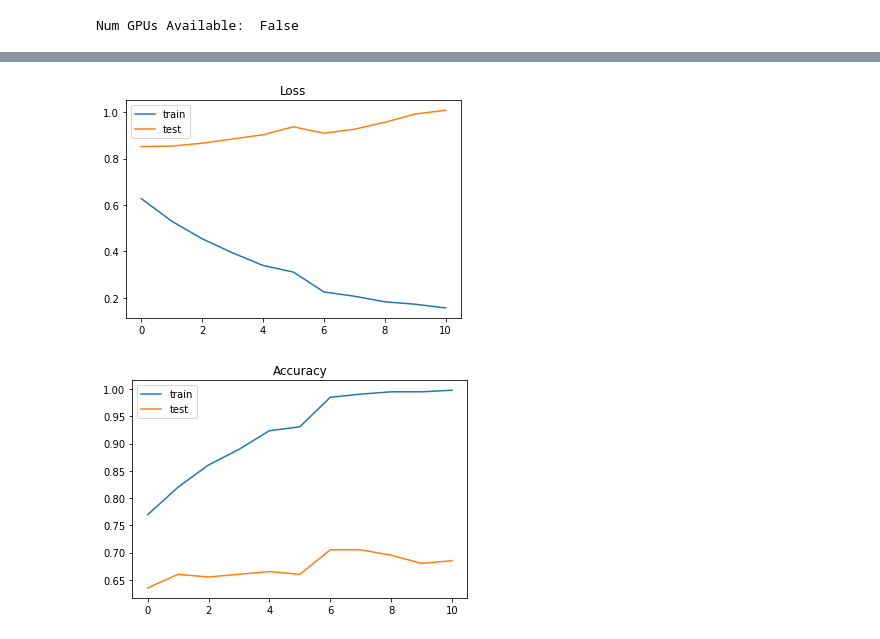
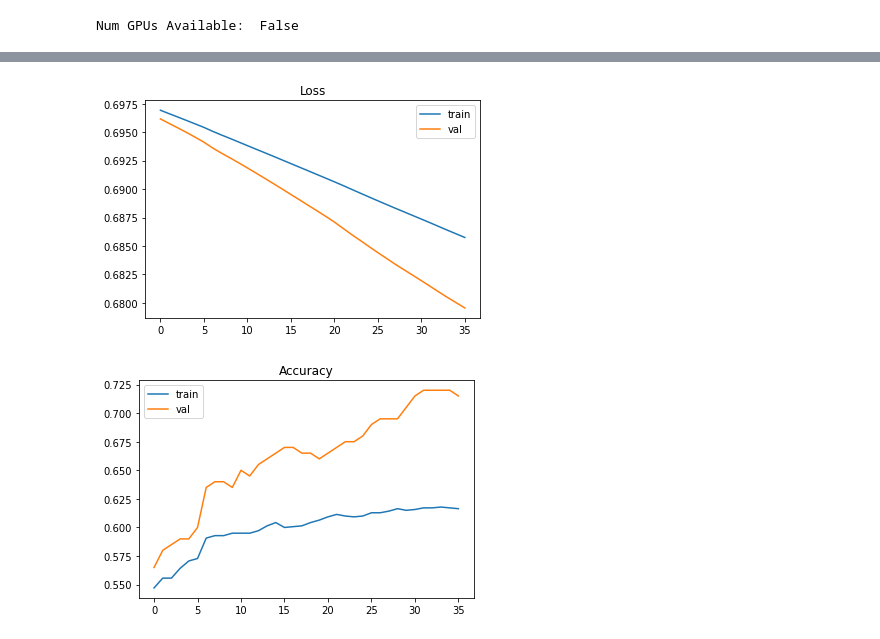
Before and after one commit to TalSomech/Dogs_vs_Wolves, a Jupyter notebook: neuralnetwork.ipynb, the cells around one changed output, grey strips where cells are left out. Cells and saved outputs as stored; diff of their text form; code cells hidden in the pictures.

```diff
--- a/neuralnetwork.ipynb
+++ b/neuralnetwork.ipynb
@@ -11,7 +11,7 @@ tf.disable_v2_behavior()
 print("Num GPUs Available: ", tf.test.is_built_with_cuda())
 
 path="../../data"
-IMG_SIZE=50
+IMG_SIZE=100
 # %% [output]
 Num GPUs Available:  False
 # %%
@@ -78,9 +84,11 @@ b3 = tf.Variable(tf.constant(0.1, shape=[2]))
 # %%
 
-pred =tf.matmul(z2, W3) + b3
+alpha = 0.0000005
+pred =tf.matmul(z4, W5) + b5
 loss1=tf.nn.sigmoid_cross_entropy_with_logits(labels=y_,logits=pred)
-regularizers = tf.nn.l2_loss(W1) + tf.nn.l2_loss(W2)+ tf.nn.l2_loss(W3)
+regularizers = tf.nn.l2_loss(W1) + tf.nn.l2_loss(W2)+ tf.nn.l2_loss(W3)+tf.nn.l2_loss(W4)+tf.nn.l2_loss(W5)
 loss = tf.reduce_mean(loss1 + 0.000001 * regularizers)
-train_step = tf.train.GradientDescentOptimizer(0.01).minimize(loss)
+# train_step = tf.train.GradientDescentOptimizer(0.01).minimize(loss)
+train_step = tf.train.AdamOptimizer(alpha).minimize(loss)
 correct_prediction = tf.equal(tf.argmax(pred,1), tf.argmax(y_,1))
 accuracy = tf.reduce_mean(tf.cast(correct_prediction, tf.float32))
@@ -110,0 +95,26 @@ for i in range(0,1600):
+# %%
+train_loss=[]
+test_loss=[]
+train_acc=[]
+test_acc=[]
+max_acc = 0
+
+sess = tf.Session()
+sess.run(tf.global_variables_initializer())
+for i in range(0,15000):
+    sess.run([train_step],feed_dict={x:x_train,y_:y_train})
+    if i%100==0 and i!=0:
+        tr_acc,tr_los = sess.run([accuracy,loss], feed_dict={x:x_train,y_:y_train})
+        val_acc,val_los = sess.run([accuracy,loss], feed_dict={x:x_val,y_:y_val})
+        train_loss.append(tr_los)
+        train_acc.append(tr_acc)
+        test_loss.append(val_los)
+        test_acc.append(val_acc)
+        if(max_acc<val_acc):
+            max_acc = val_acc
+        print (" Training accuracy: %.10f, Training loss: %.10f" % (tr_acc, tr_los))
+        print (" Val accuracy: %.10f, Val loss: %.10f" % (val_acc, val_los))
+        if i!=100:
+            if test_loss[int(i/100)-2]<test_loss[int(i/100)-1] and max_acc-val_acc>0.02:
+                print("-------------------break-------------------")
+                break
@@ -116,15 +145,15 @@ Test Loss: 1.2361187934875488, Test Accuracy: 0.6175000071525574
 # %%
 
 plt.plot(train_loss)
 plt.plot(test_loss)
 plt.title("Loss")
-plt.legend(['train','test'])
+plt.legend(['train','val'])
 plt.show()
 plt.plot(train_acc)
 plt.plot(test_acc)
 plt.title("Accuracy")
-plt.legend(['train','test'])
+plt.legend(['train','val'])
 plt.show()
 # %% [output]
-[figure, old version]
+[figure, new version]
-[figure, old version]
+[figure, new version]
```
Also changed, not shown: parts of 5 cells of this notebook, 1 other file.
